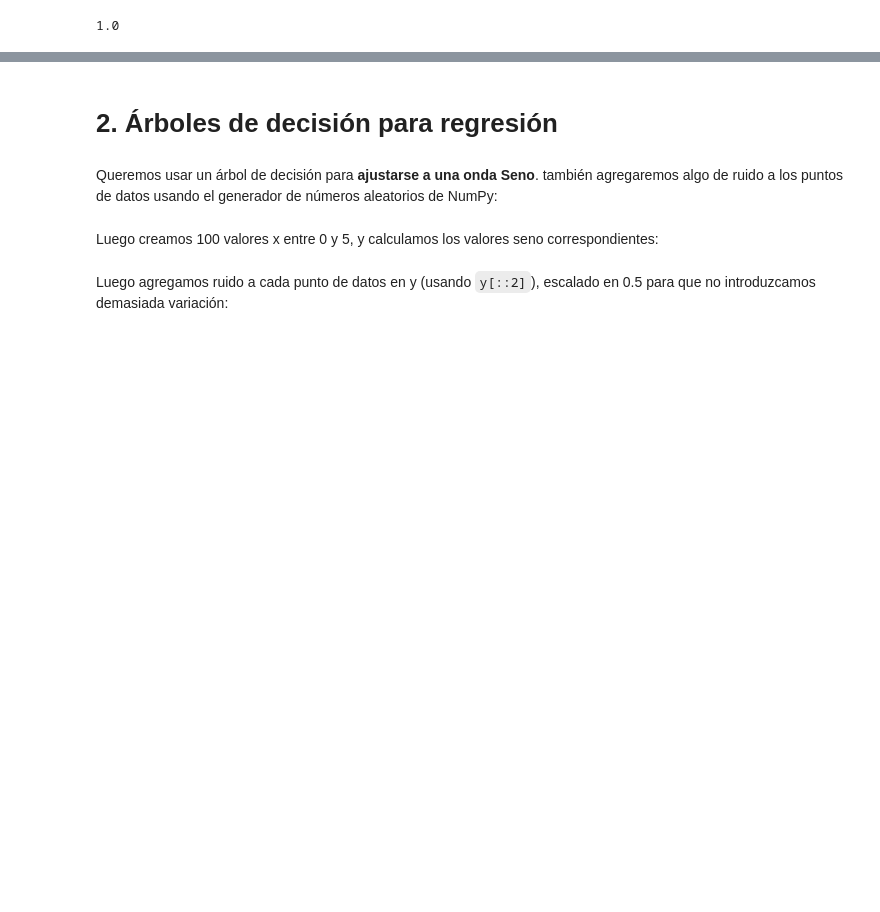
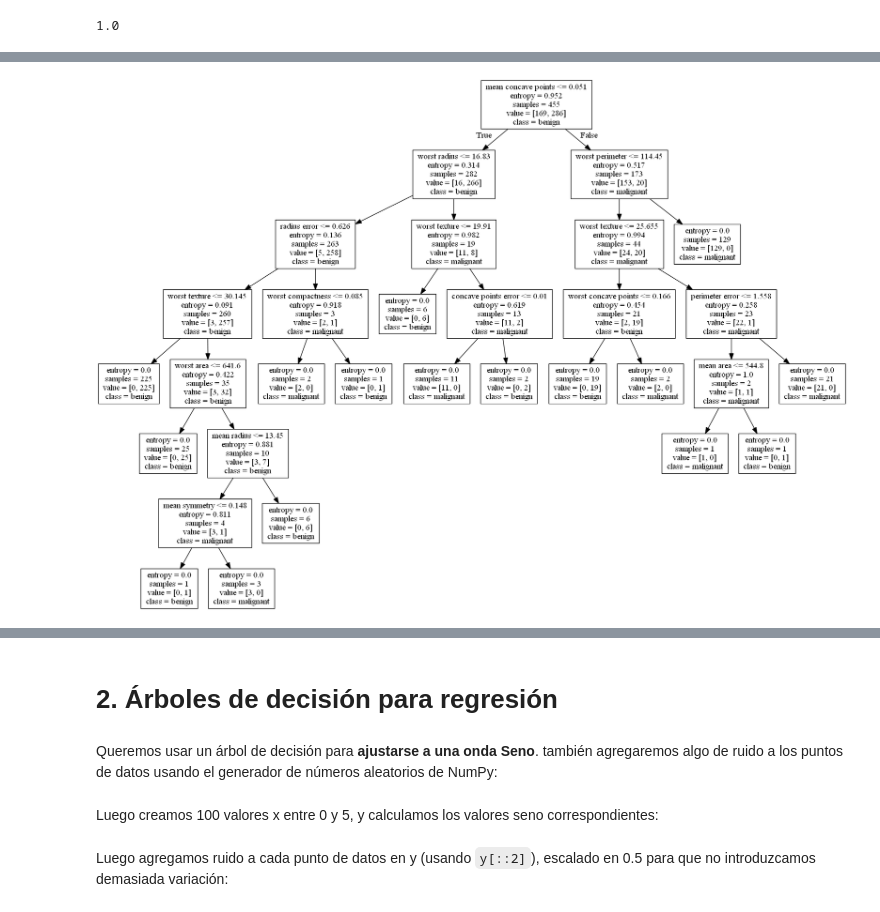
Before and after one commit to Pedr0714/-CTE0156-holamundo, a Jupyter notebook: P5_AplicacionML/P5_AplicacionML.ipynb, the cells around one changed output, grey strips where cells are left out. Drawn from its saved outputs; the diff is of its cells as text; code cells hidden in the pictures; blank space fills up the shorter version.

```diff
--- a/P5_AplicacionML/P5_AplicacionML.ipynb
+++ b/P5_AplicacionML/P5_AplicacionML.ipynb
@@ -352,12 +343,14 @@ dtc1.score(X_test, y_test)
 # %%
-#with open("tree.dot", 'w') as f:
-#       f = tree.export_graphviz(dtc1, out_file=f,
-#                                 feature_names=data.feature_names,
-#                                 class_names=data.target_names)
-#!dot -Tpng tree.dot -o tree.png
-#
-#from IPython.display import Image
-#Image("tree.png")
+with open("tree.dot", 'w') as f:
+       f = tree.export_graphviz(dtc1, out_file=f,
+                                 feature_names=data.feature_names,
+                                 class_names=data.target_names)
+!dot -Tpng tree.dot -o tree.png
+
+from IPython.display import Image
+Image("tree.png")
+# %% [output]
+[figure, added]
 # %%
 y_pred = dtc1.predict(X_test)
 mostrar_resultados(y_test, y_pred)
```
Also changed, not shown: parts of 7 cells of this notebook, 2 other files.
